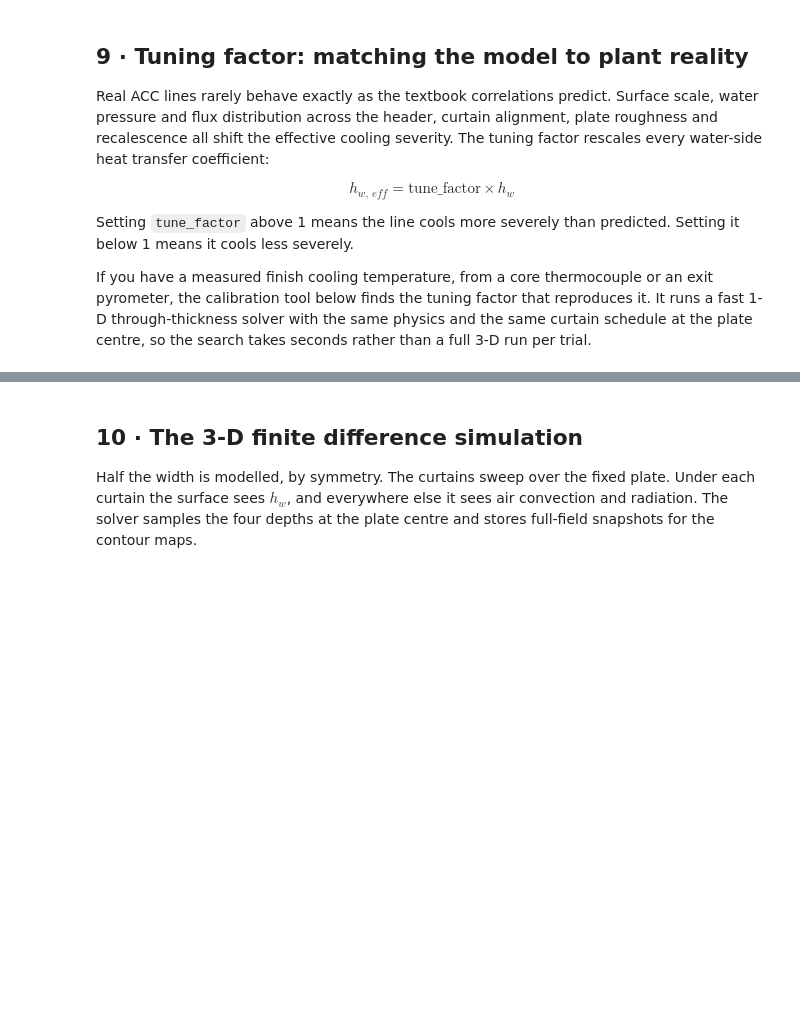
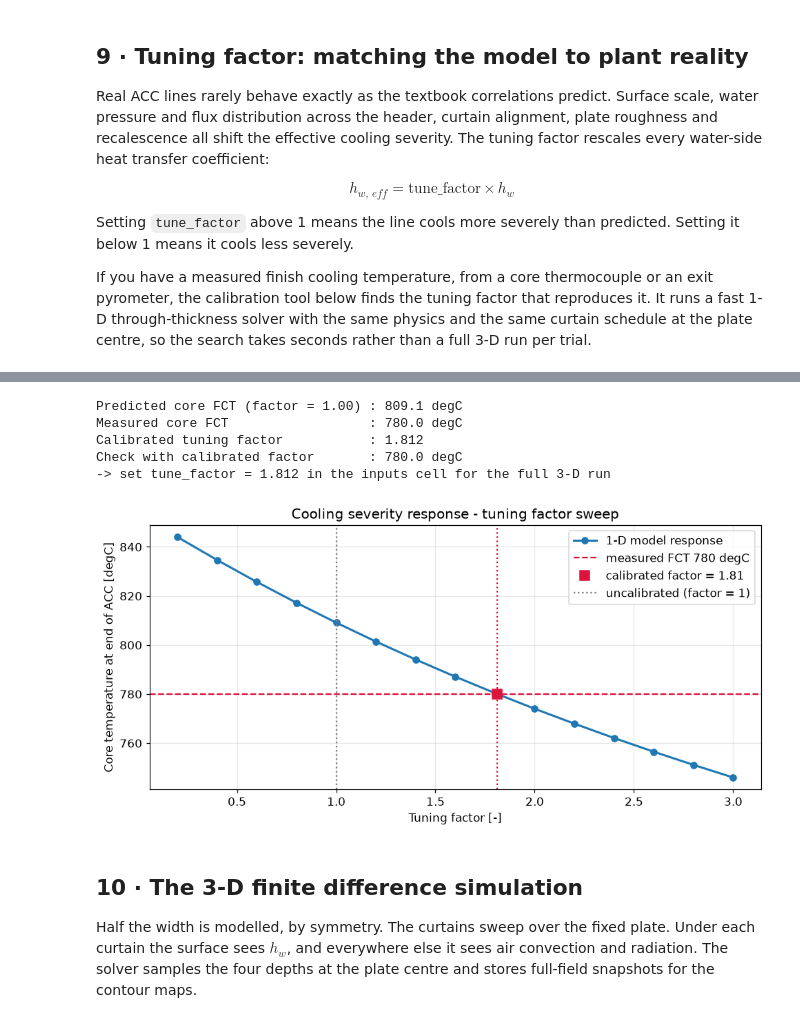
Before and after one commit to daniswaramp/acc-heat-analysis, a Jupyter notebook: ACC_Heat_Analysis.ipynb, the cells around one changed output, grey strips where cells are left out. Drawn from its saved outputs; the diff is of its cells as text; code cells hidden in the pictures; blank space fills up the shorter version.

```diff
--- a/ACC_Heat_Analysis.ipynb
+++ b/ACC_Heat_Analysis.ipynb
@@ -636,3 +610,78 @@ Check with calibrated factor       : 780.0 degC
+# %%
+# the 1-D through-thickness solver used to search the tuning factor
+def solve_core_1d(factor, n1d=51):
+    """Core temperature at end of ACC - 1-D through thickness, plate-centre schedule."""
+    h1  = factor * h_w
+    dx1 = t_h * 1e-3 / (n1d - 1)
+    # interior and surface limit together: the sweep below reaches factors where the surface
+    # node governs the step, and taking only the interior limit made it unstable there
+    dt1 = 0.8 / (2 * alpha / dx1**2 + 2 * h1 / (rho * cp * dx1))
+    v1  = v / 60.0
+    sg  = s_gap * 1e-3
+    lim = l_imp * 1e-3
+    t_end1 = (L * 1e-3 + (n_cur - 1) * sg + lim / 2) / v1
+    x_c = L * 1e-3 / 2
+    half = lim / 2.0
+    TinfK = Tinf + 273.15
+    T1 = np.full(n1d, FRT)
+    t = 0.0
+    while t < t_end1:
+        # exposure at the plate centre for this step. The curtain band sweeps v1*dt1 per step,
+        # so the fraction of the step the node is under water is an overlap rather than a flag
+        lo = np.array([v1 * t - j * sg for j in range(n_cur)])
+        ov = np.clip(np.minimum(x_c + half, lo + v1 * dt1) - np.maximum(x_c - half, lo),
+                     0.0, v1 * dt1)
+        f_wet = float(ov.max() / (v1 * dt1))
+        T1K = T1 + 273.15
+        h_rad = eps * SIGMA * (T1K**2 + TinfK**2) * (T1K + TinfK)     # absolute, not degC
+        h_dry = h_air + h_rad[0]
+        q0 = f_wet * h1 * (Tw - T1[0]) + (1.0 - f_wet) * h_dry * (Tinf - T1[0])
+        q1 = f_wet * h1 * (Tw - T1[-1]) + (1.0 - f_wet) * h_dry * (Tinf - T1[-1])
+        Tn = T1.copy()
+        Tn[1:-1] = T1[1:-1] + dt1 * alpha * (T1[2:] - 2 * T1[1:-1] + T1[:-2]) / dx1**2
+        Tn[0]  = T1[0]  + dt1 * (2 * alpha / dx1**2 * (T1[1]  - T1[0])  + 2 * q0 / (rho * cp * dx1))
+        Tn[-1] = T1[-1] + dt1 * (2 * alpha / dx1**2 * (T1[-2] - T1[-1]) + 2 * q1 / (rho * cp * dx1))
+        T1 = Tn
+        t += dt1
+    return T1[(n1d - 1) // 2]
+
+FCT_measured = 780.0    # <-- replace with your plant measurement (core FCT at ACC exit, degC)
+
+def calibrate(FCT_meas, lo=0.1, hi=5.0, tol=1e-3):
+    """Bisection on the tuning factor to match a measured core FCT (monotonic: higher factor = cooler)."""
+    for _ in range(60):
+        mid = 0.5 * (lo + hi)
+        if solve_core_1d(mid) > FCT_meas: lo = mid
+        else: hi = mid
+        if hi - lo < tol: break
+    return 0.5 * (lo + hi)
+
+f_cal = calibrate(FCT_measured)
+print(f"Predicted core FCT (factor = 1.00) : {solve_core_1d(1.0):.1f} degC")
+print(f"Measured core FCT                  : {FCT_measured:.1f} degC")
+print(f"Calibrated tuning factor           : {f_cal:.3f}")
+print(f"Check with calibrated factor       : {solve_core_1d(f_cal):.1f} degC")
+print("-> set tune_factor = {:.3f} in the inputs cell for the full 3-D run".format(f_cal))
+
+fs = np.linspace(0.2, 3.0, 15)
+fcts = [solve_core_1d(f) for f in fs]
+fig, ax = plt.subplots(figsize=(9, 4.5))
+ax.plot(fs, fcts, "o-", lw=2, label="1-D model response")
+ax.axhline(FCT_measured, color="crimson", ls="--", label=f"measured FCT {FCT_measured:.0f} degC")
+ax.axvline(f_cal, color="crimson", ls=":")
+ax.plot(f_cal, FCT_measured, "s", color="crimson", ms=9, label=f"calibrated factor = {f_cal:.2f}")
+ax.axvline(1.0, color="gray", ls=":", label="uncalibrated (factor = 1)")
+ax.set_xlabel("Tuning factor [-]"); ax.set_ylabel("Core temperature at end of ACC [degC]")
+ax.set_title("Cooling severity response - tuning factor sweep"); ax.legend()
+fig.tight_layout(); fig.savefig(f"{FIGDIR}/tuning.png", dpi=150)
+plt.show()
+# %% [output]
+Predicted core FCT (factor = 1.00) : 809.1 degC
+Measured core FCT                  : 780.0 degC
+Calibrated tuning factor           : 1.812
+Check with calibrated factor       : 780.0 degC
+-> set tune_factor = 1.812 in the inputs cell for the full 3-D run
+[figure, added]
 # %% [markdown]
 ## 10 · The 3-D finite difference simulation
 
```
Also changed, not shown: parts of 18 cells of this notebook, 12 other files.
